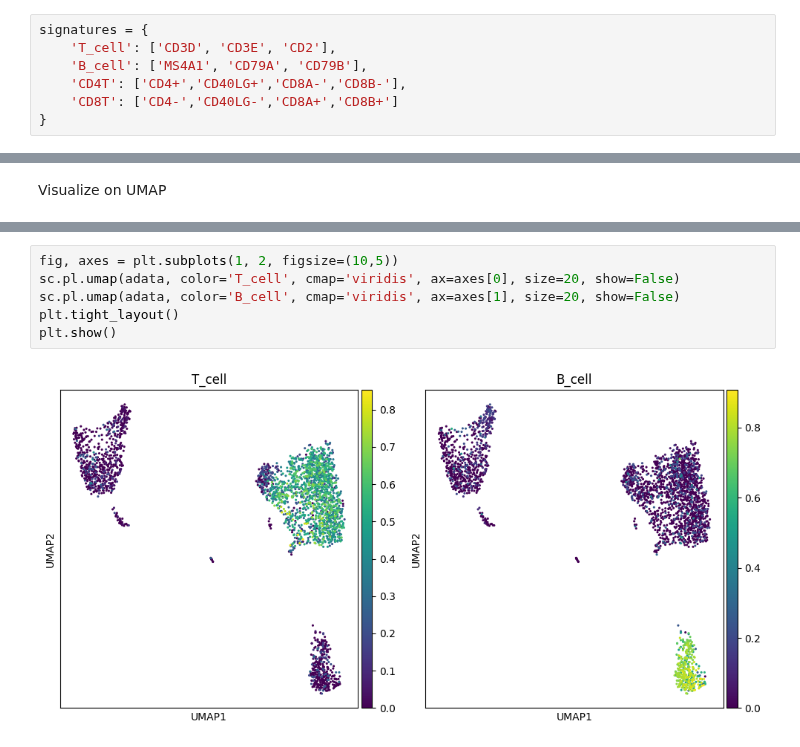
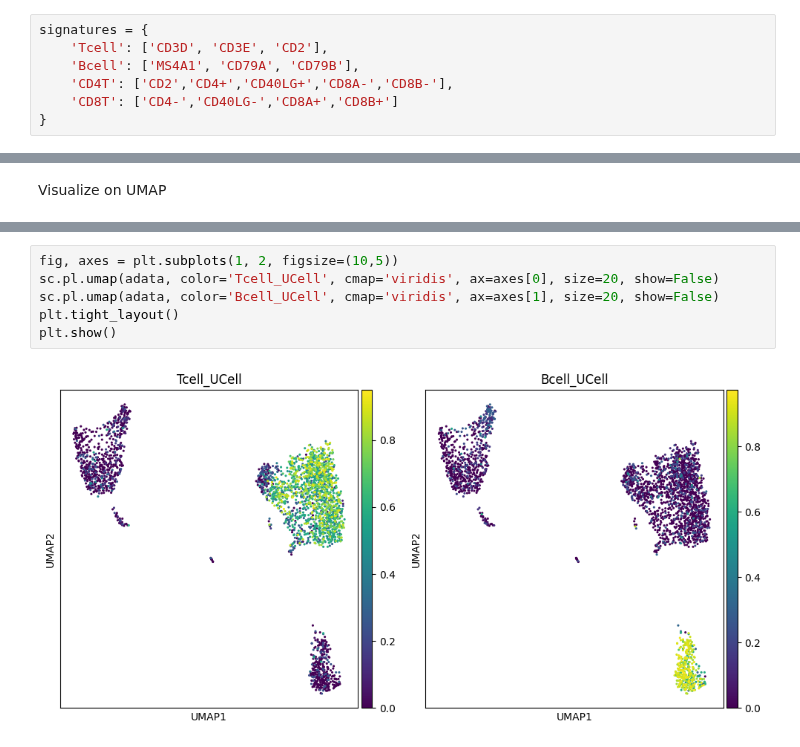
Before and after one commit to carmonalab/pyucell, a Jupyter notebook: examples/test.ipynb, the cells around one changed output, grey strips where cells are left out. Drawn from its saved outputs; the diff is of its cells as text.

```diff
--- a/examples/test.ipynb
+++ b/examples/test.ipynb
@@ -21,9 +21,9 @@ AnnData object with n_obs × n_vars = 2700 × 32738
 Define two simple signatures to test
 # %%
 signatures = {
-    'T_cell': ['CD3D', 'CD3E', 'CD2'],
-    'B_cell': ['MS4A1', 'CD79A', 'CD79B'],
-    'CD4T': ['CD4+','CD40LG+','CD8A-','CD8B-'],
+    'Tcell': ['CD3D', 'CD3E', 'CD2'],
+    'Bcell': ['MS4A1', 'CD79A', 'CD79B'],
+    'CD4T': ['CD2','CD4+','CD40LG+','CD8A-','CD8B-'],
     'CD8T': ['CD4-','CD40LG-','CD8A+','CD8B+']
 }
 # %% [markdown]
@@ -68,8 +78,8 @@ sc.tl.umap(adata)
 # %%
 fig, axes = plt.subplots(1, 2, figsize=(10,5))
-sc.pl.umap(adata, color='T_cell', cmap='viridis', ax=axes[0], size=20, show=False)
-sc.pl.umap(adata, color='B_cell', cmap='viridis', ax=axes[1], size=20, show=False)
+sc.pl.umap(adata, color='Tcell_UCell', cmap='viridis', ax=axes[0], size=20, show=False)
+sc.pl.umap(adata, color='Bcell_UCell', cmap='viridis', ax=axes[1], size=20, show=False)
 plt.tight_layout()
 plt.show()
 # %% [output]
-[figure, old version]
+[figure, new version]
```
Also changed, not shown: parts of 3 cells of this notebook, 2 other files.
